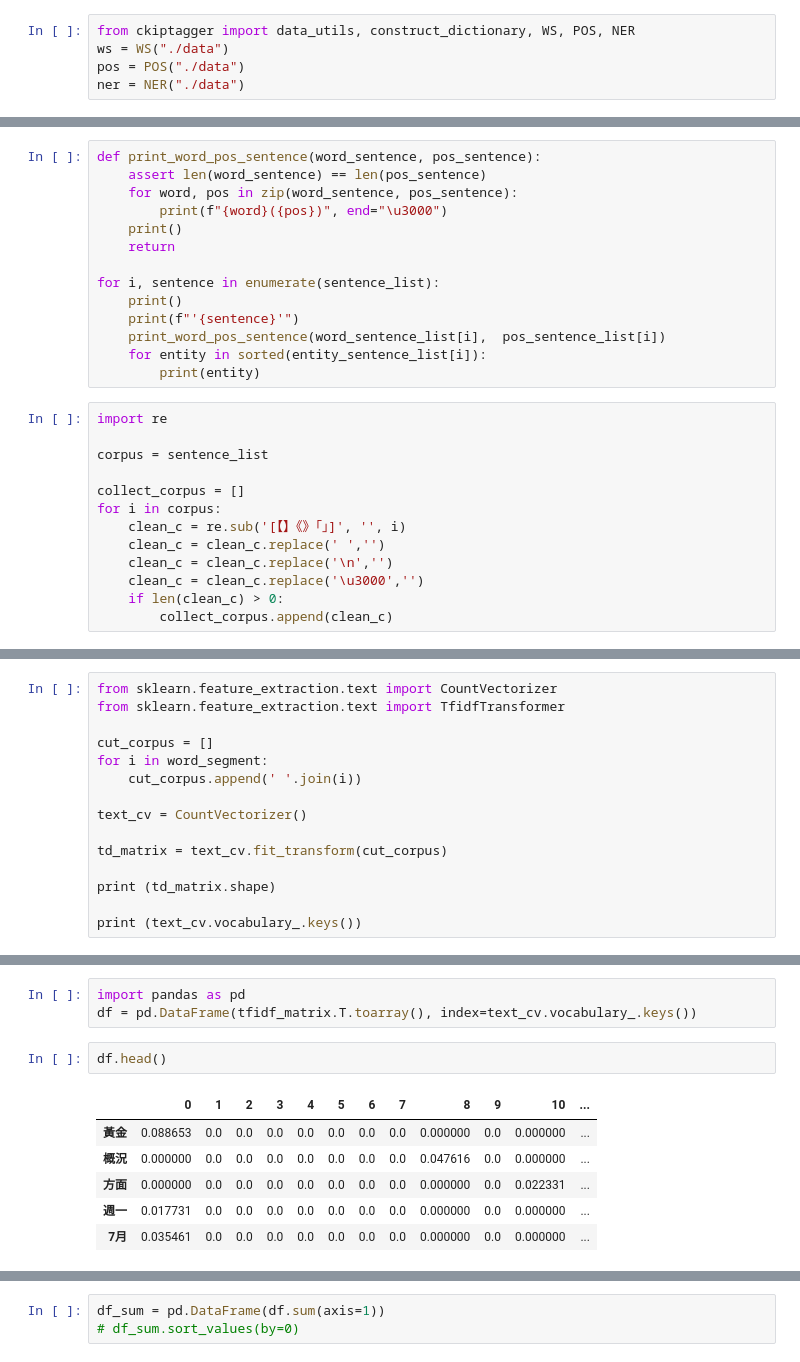
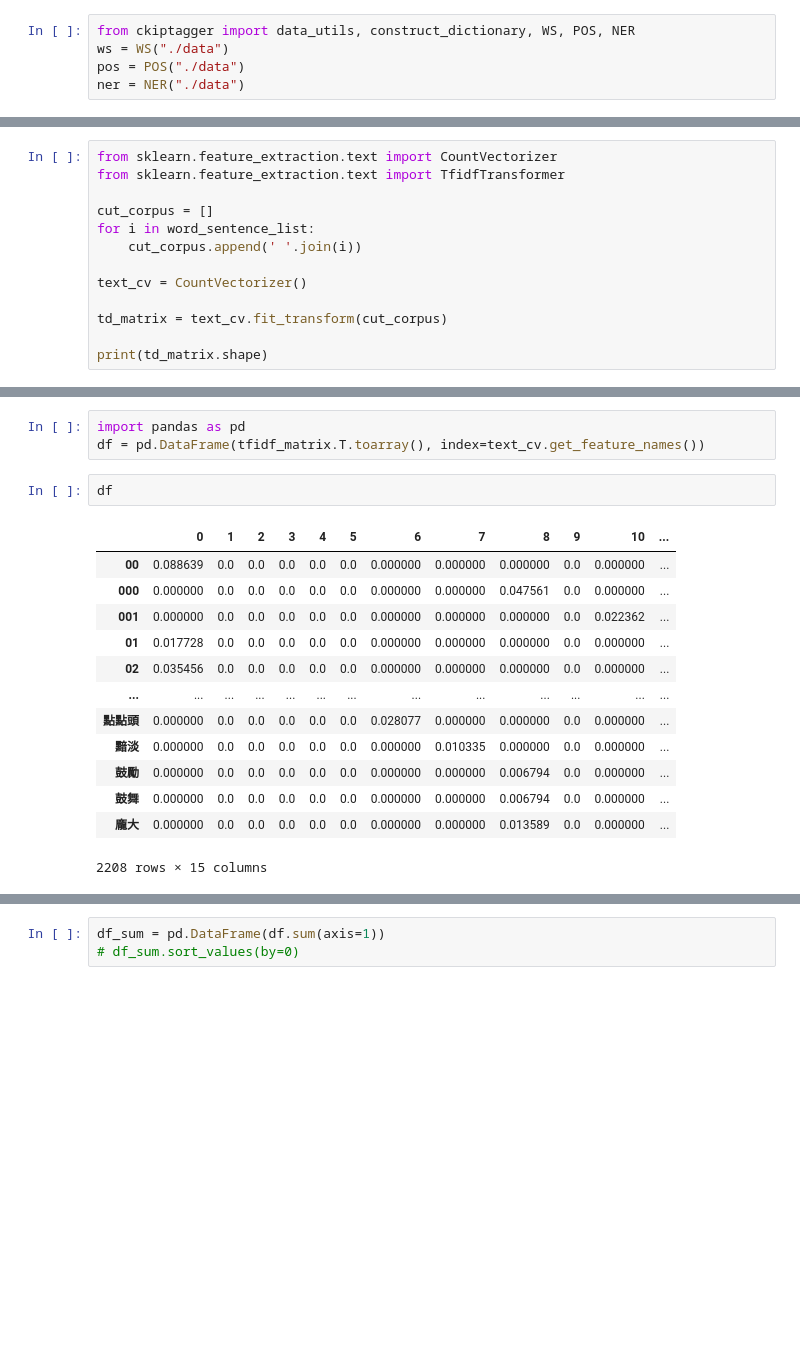
Before and after one commit to KangChungLin/BDSE_project_test, a Jupyter notebook: find_keywords.ipynb, the cells around one changed output, grey strips where cells are left out. Cells and saved outputs as stored; diff of their text form; blank space fills up the shorter version.

```diff
--- a/find_keywords.ipynb
+++ b/find_keywords.ipynb
@@ -43,27 +37,0 @@ pos_sentence_list[0]
-# %%
-def print_word_pos_sentence(word_sentence, pos_sentence):
-    assert len(word_sentence) == len(pos_sentence)
-    for word, pos in zip(word_sentence, pos_sentence):
-        print(f"{word}({pos})", end="\u3000")
-    print()
-    return
-
-for i, sentence in enumerate(sentence_list):
-    print()
-    print(f"'{sentence}'")
-    print_word_pos_sentence(word_sentence_list[i],  pos_sentence_list[i])
-    for entity in sorted(entity_sentence_list[i]):
-        print(entity)
-# %%
-import re
-
-corpus = sentence_list
-
-collect_corpus = []
-for i in corpus:
-    clean_c = re.sub('[【】《》「」]', '', i)
-    clean_c = clean_c.replace(' ','')
-    clean_c = clean_c.replace('\n','')
-    clean_c = clean_c.replace('\u3000','')
-    if len(clean_c) > 0:
-        collect_corpus.append(clean_c)
@@ -78,13 +40,11 @@ from sklearn.feature_extraction.text import CountVectorizer
 from sklearn.feature_extraction.text import TfidfTransformer
 
 cut_corpus = []
-for i in word_segment:
+for i in word_sentence_list:
     cut_corpus.append(' '.join(i))
 
 text_cv = CountVectorizer()
 
 td_matrix = text_cv.fit_transform(cut_corpus)
 
-print (td_matrix.shape)
-
-print (text_cv.vocabulary_.keys())
+print(td_matrix.shape)
@@ -100,12 +57,19 @@ array([3.07944154, 3.07944154, 3.07944154, ..., 3.07944154, 3.07944154,
 # %%
 import pandas as pd
-df = pd.DataFrame(tfidf_matrix.T.toarray(), index=text_cv.vocabulary_.keys())
+df = pd.DataFrame(tfidf_matrix.T.toarray(), index=text_cv.get_feature_names())
 # %%
-df.head()
+df
 # %% [output]
 |  | 0 | 1 | 2 | 3 | 4 | 5 | 6 | 7 | 8 | 9 | 10 | ... |
-| 黃金 | 0.088653 | 0.0 | 0.0 | 0.0 | 0.0 | 0.0 | 0.0 | 0.0 | 0.000000 | 0.0 | 0.000000 | ... |
-| 概況 | 0.000000 | 0.0 | 0.0 | 0.0 | 0.0 | 0.0 | 0.0 | 0.0 | 0.047616 | 0.0 | 0.000000 | ... |
-| 方面 | 0.000000 | 0.0 | 0.0 | 0.0 | 0.0 | 0.0 | 0.0 | 0.0 | 0.000000 | 0.0 | 0.022331 | ... |
-| 週一 | 0.017731 | 0.0 | 0.0 | 0.0 | 0.0 | 0.0 | 0.0 | 0.0 | 0.000000 | 0.0 | 0.000000 | ... |
-| 7月 | 0.035461 | 0.0 | 0.0 | 0.0 | 0.0 | 0.0 | 0.0 | 0.0 | 0.000000 | 0.0 | 0.000000 | ... |
+| 00 | 0.088639 | 0.0 | 0.0 | 0.0 | 0.0 | 0.0 | 0.000000 | 0.000000 | 0.000000 | 0.0 | 0.000000 | ... |
+| 000 | 0.000000 | 0.0 | 0.0 | 0.0 | 0.0 | 0.0 | 0.000000 | 0.000000 | 0.047561 | 0.0 | 0.000000 | ... |
+| 001 | 0.000000 | 0.0 | 0.0 | 0.0 | 0.0 | 0.0 | 0.000000 | 0.000000 | 0.000000 | 0.0 | 0.022362 | ... |
+| 01 | 0.017728 | 0.0 | 0.0 | 0.0 | 0.0 | 0.0 | 0.000000 | 0.000000 | 0.000000 | 0.0 | 0.000000 | ... |
+| 02 | 0.035456 | 0.0 | 0.0 | 0.0 | 0.0 | 0.0 | 0.000000 | 0.000000 | 0.000000 | 0.0 | 0.000000 | ... |
+| ... | ... | ... | ... | ... | ... | ... | ... | ... | ... | ... | ... | ... |
+| 點點頭 | 0.000000 | 0.0 | 0.0 | 0.0 | 0.0 | 0.0 | 0.028077 | 0.000000 | 0.000000 | 0.0 | 0.000000 | ... |
+| 黯淡 | 0.000000 | 0.0 | 0.0 | 0.0 | 0.0 | 0.0 | 0.000000 | 0.010335 | 0.000000 | 0.0 | 0.000000 | ... |
+| 鼓勵 | 0.000000 | 0.0 | 0.0 | 0.0 | 0.0 | 0.0 | 0.000000 | 0.000000 | 0.006794 | 0.0 | 0.000000 | ... |
+| 鼓舞 | 0.000000 | 0.0 | 0.0 | 0.0 | 0.0 | 0.0 | 0.000000 | 0.000000 | 0.006794 | 0.0 | 0.000000 | ... |
+| 龐大 | 0.000000 | 0.0 | 0.0 | 0.0 | 0.0 | 0.0 | 0.000000 | 0.000000 | 0.013589 | 0.0 | 0.000000 | ... |
+2208 rows × 15 columns
```
Also changed, not shown: parts of 12 cells of this notebook.
